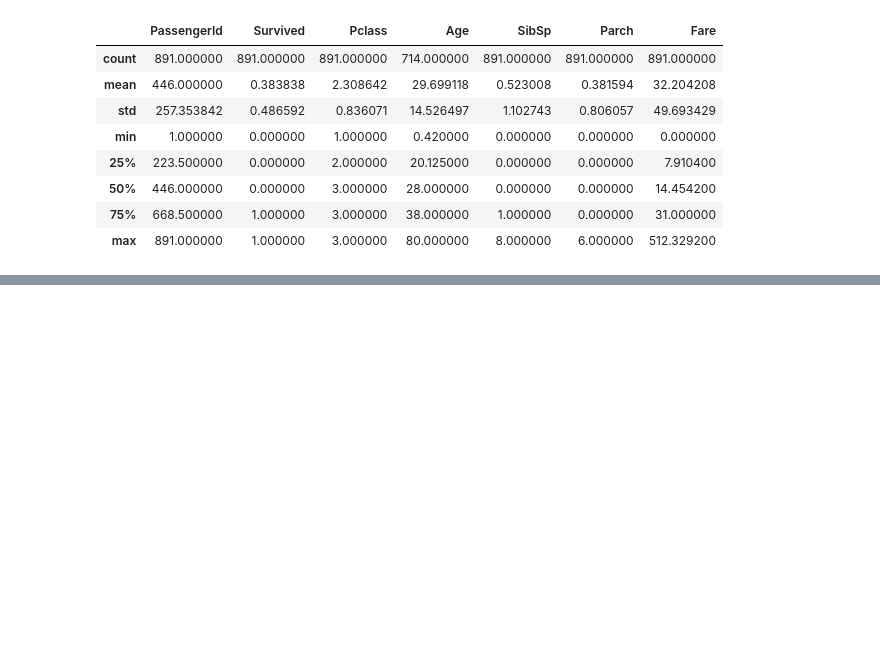
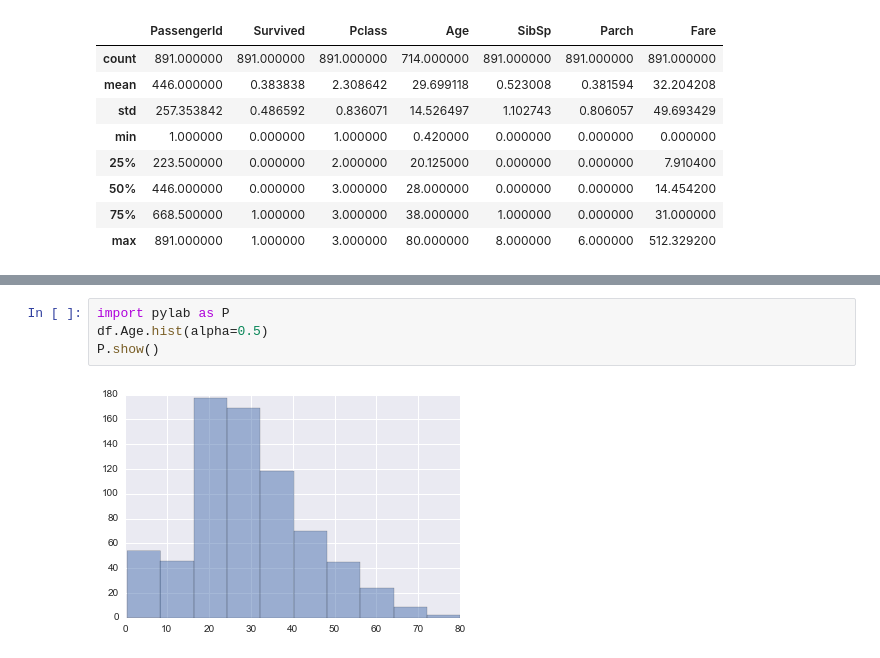
Before and after one commit to EvanZ/kaggle, a Jupyter notebook: titanic/notebook.ipynb, the cells around one changed output, grey strips where cells are left out. Drawn from its saved outputs; the diff is of its cells as text; blank space fills up the shorter version.

```diff
--- a/titanic/notebook.ipynb
+++ b/titanic/notebook.ipynb
@@ -61,0 +143,6 @@ df.describe()
+# %%
+import pylab as P
+df.Age.hist(alpha=0.5)
+P.show()
+# %% [output]
+[figure, added]
```
Also changed, not shown: parts of 14 cells of this notebook, 1 other file.
